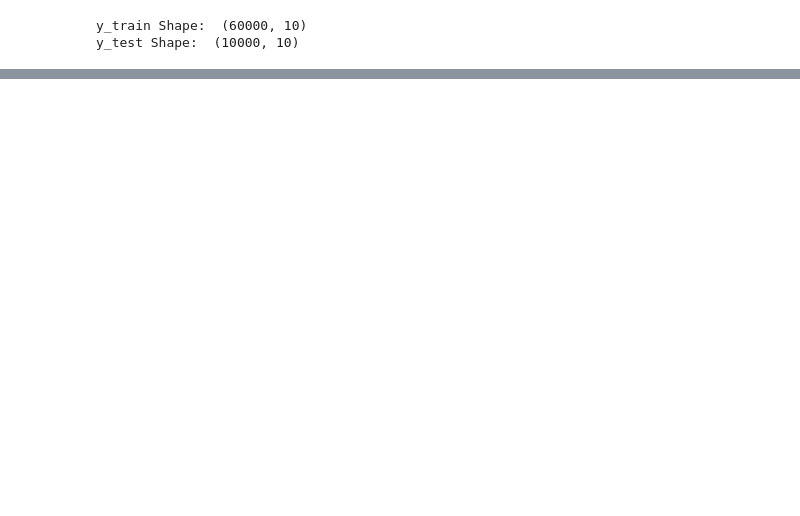
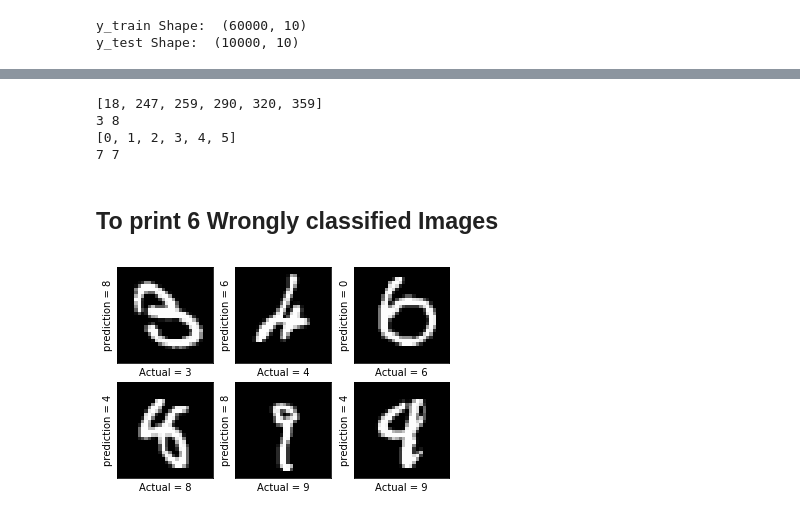
Before and after one commit to Iamsunilsharma/MNIST-Character-Recognition-using-CNN-, a Jupyter notebook: MNIST.ipynb, the cells around one changed output, grey strips where cells are left out. Saved outputs shown, nothing was run; the diff lists cells and outputs as text; code cells hidden in the pictures; blank space fills up the shorter version.

```diff
--- a/MNIST.ipynb
+++ b/MNIST.ipynb
@@ -46,3 +43,12 @@ kernel_size = (4,4)
 def reshape_data(arr, img_rows, img_cols, channels):
 
     return arr.reshape(arr.shape[0], img_rows, img_cols, channels)
+# %%
+batch_size = 200
+nb_classes = 10
+nb_epoch = 3
+
+img_rows, img_cols = 28, 28
+channels = 1
+nb_filters = 10
+kernel_size = (4,4)
@@ -203 +228,36 @@ Normalized confusion matrix
 [figure]
+# %%
+same=[]
+different=[]
+m=np.size(y1_test)
+for i in range (0,m):
+    if(y1_test[i]==y1_pred[i]):
+        same.append(i)
+    else:
+        different.append(i)
+
+error=different[0:6]
+correct=same[0:6]
+print(error)
+print(y1_test[error[0]],y1_pred[error[0]])
+print(correct)
+print(y1_test[correct[0]],y1_pred[correct[0]])
+# %% [output]
+[18, 247, 259, 290, 320, 359]
+3 8
+[0, 1, 2, 3, 4, 5]
+7 7
+# %% [markdown]
+## To print 6 Wrongly classified Images
+# %%
+plt.figure(figsize=(6, 6))
+
+for i in range(6):
+    plt.subplot(3, 3, i+1)
+    plt.imshow(X_test1[error[i],0], cmap='gray')
+    plt.gca().get_xaxis().set_ticks([])
+    plt.gca().get_yaxis().set_ticks([])
+    plt.ylabel("prediction = %d" % y1_pred[error[i]], fontsize = 10)
+    plt.xlabel("Actual = %d" % y1_test[error[i]], fontsize = 10)
+# %% [output]
+[figure, added]
```
Also changed, not shown: parts of 14 cells of this notebook.
